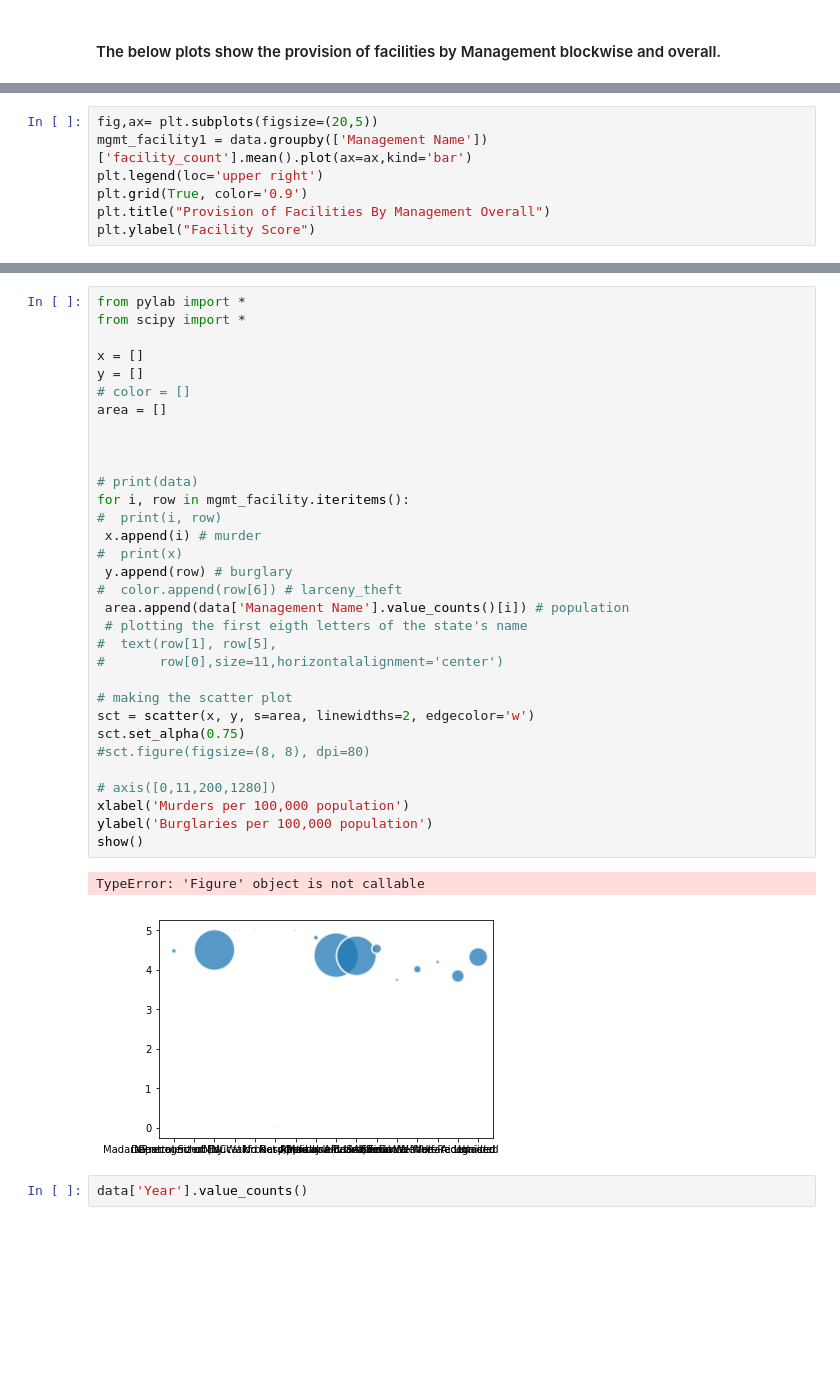
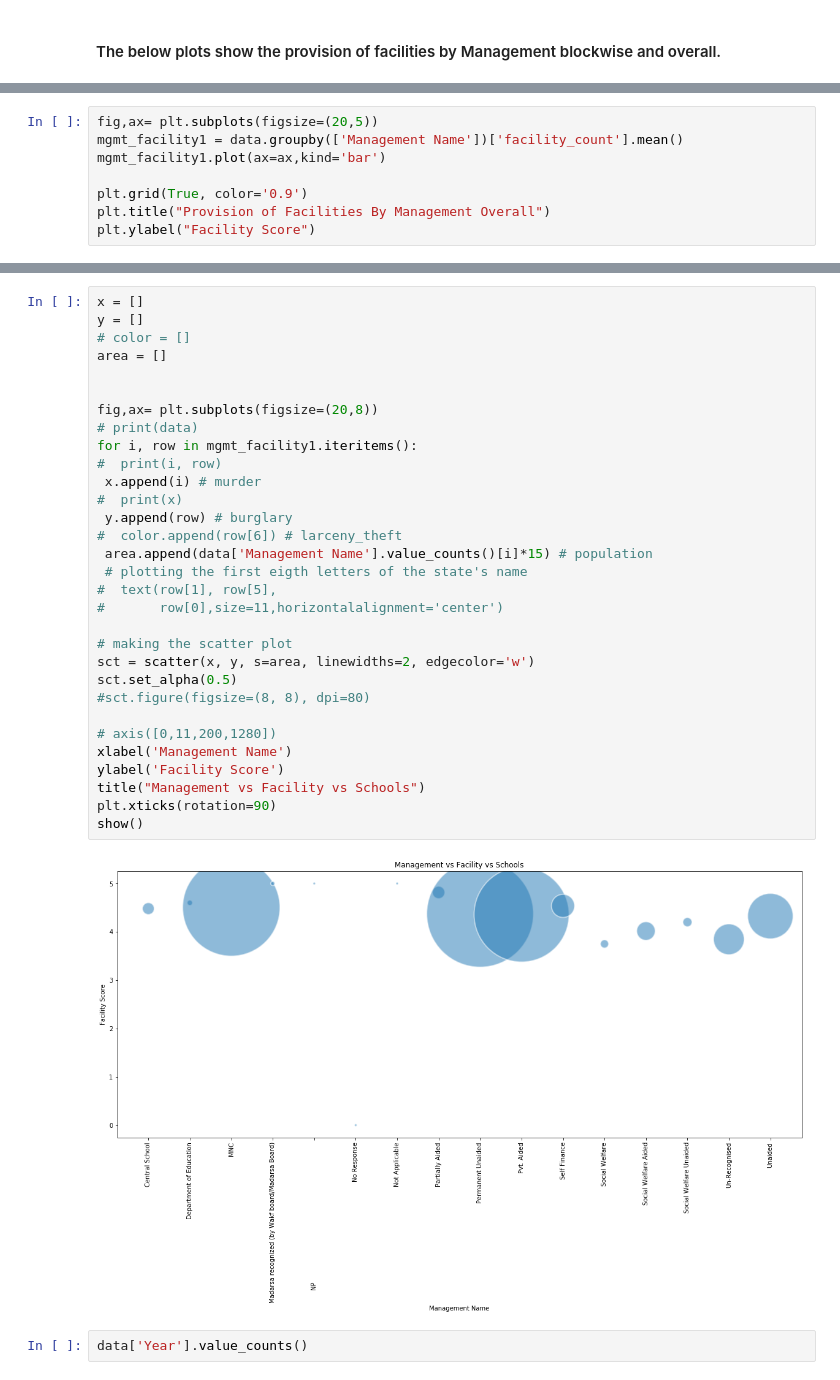
Before and after one commit to jahab/Statistics-Hackathon, a Jupyter notebook: Stats_Hackathon.ipynb, the cells around one changed output, grey strips where cells are left out. Saved outputs shown, nothing was run; the diff lists cells and outputs as text; blank space fills up the shorter version.

```diff
--- a/Stats_Hackathon.ipynb
+++ b/Stats_Hackathon.ipynb
@@ -177,8 +198,9 @@ Text(0, 0.5, 'Facility Score')
 [figure]
 # %%
 fig,ax= plt.subplots(figsize=(20,5))
-mgmt_facility1 = data.groupby(['Management Name'])['facility_count'].mean().plot(ax=ax,kind='bar')
-plt.legend(loc='upper right')
+mgmt_facility1 = data.groupby(['Management Name'])['facility_count'].mean()
+mgmt_facility1.plot(ax=ax,kind='bar')
+
 plt.grid(True, color='0.9')
 plt.title("Provision of Facilities By Management Overall")
 plt.ylabel("Facility Score")
@@ -190,38 +214,36 @@ Text(0, 0.5, 'Facility Score')
 # %%
-from pylab import *
-from scipy import *
-
 x = []
 y = []
 # color = []
 area = []
 
 
-
+fig,ax= plt.subplots(figsize=(20,8))
 # print(data)
-for i, row in mgmt_facility.iteritems():
+for i, row in mgmt_facility1.iteritems():
 #  print(i, row)
  x.append(i) # murder
 #  print(x)
  y.append(row) # burglary
 #  color.append(row[6]) # larceny_theft
- area.append(data['Management Name'].value_counts()[i]) # population
+ area.append(data['Management Name'].value_counts()[i]*15) # population
  # plotting the first eigth letters of the state's name
 #  text(row[1], row[5],
 #       row[0],size=11,horizontalalignment='center')
 
 # making the scatter plot
 sct = scatter(x, y, s=area, linewidths=2, edgecolor='w')
-sct.set_alpha(0.75)
+sct.set_alpha(0.5)
 #sct.figure(figsize=(8, 8), dpi=80)
 
 # axis([0,11,200,1280])
-xlabel('Murders per 100,000 population')
-ylabel('Burglaries per 100,000 population')
+xlabel('Management Name')
+ylabel('Facility Score')
+title("Management vs Facility vs Schools")
+plt.xticks(rotation=90)
 show()
 # %% [output]
-TypeError: 'Figure' object is not callable
-[figure, old version]
+[figure, new version]
 # %%
 data['Year'].value_counts()
 # %% [output]
```
Also changed, not shown: parts of 18 cells of this notebook.
